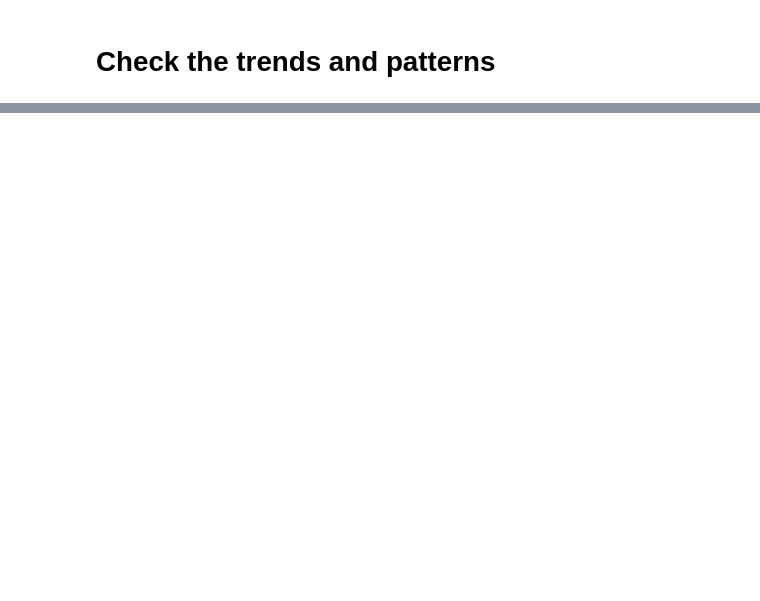
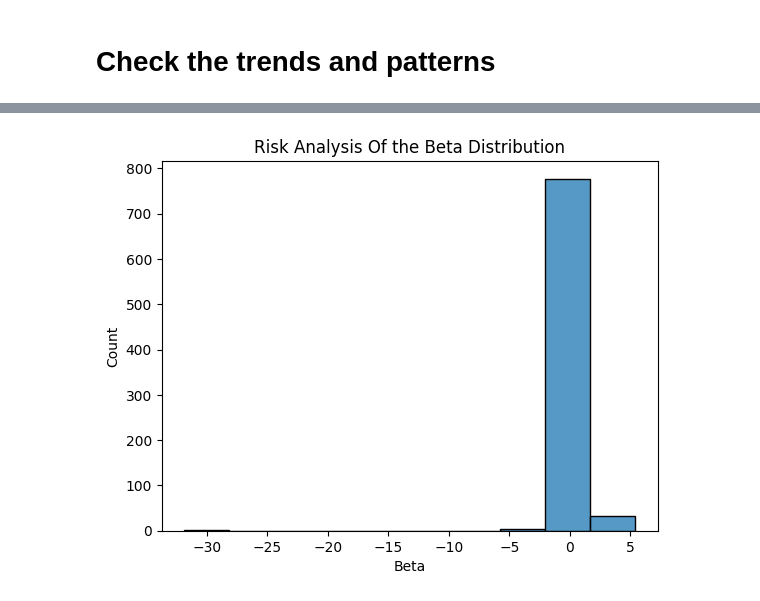
Before and after one commit to Zuhebkhan10/Mutual-Funds_Analysis, a Jupyter notebook: mutual-funds_analysis.ipynb, the cells around one changed output, grey strips where cells are left out. Drawn from its saved outputs; the diff is of its cells as text; code cells hidden in the pictures; blank space fills up the shorter version.

```diff
--- a/mutual-funds_analysis.ipynb
+++ b/mutual-funds_analysis.ipynb
@@ -1221,0 +2194,8 @@ df.head()
+# %%
+sns.histplot(x='Beta', bins=10, data=df)
+plt.title("Risk Analysis Of the Beta Distribution")
+plt.show()
+# Beta < 1 = Less risky
+# Beta > 1 = More risky
+# %% [output]
+[figure, added]
```
Also changed, not shown: parts of 178 cells of this notebook.
